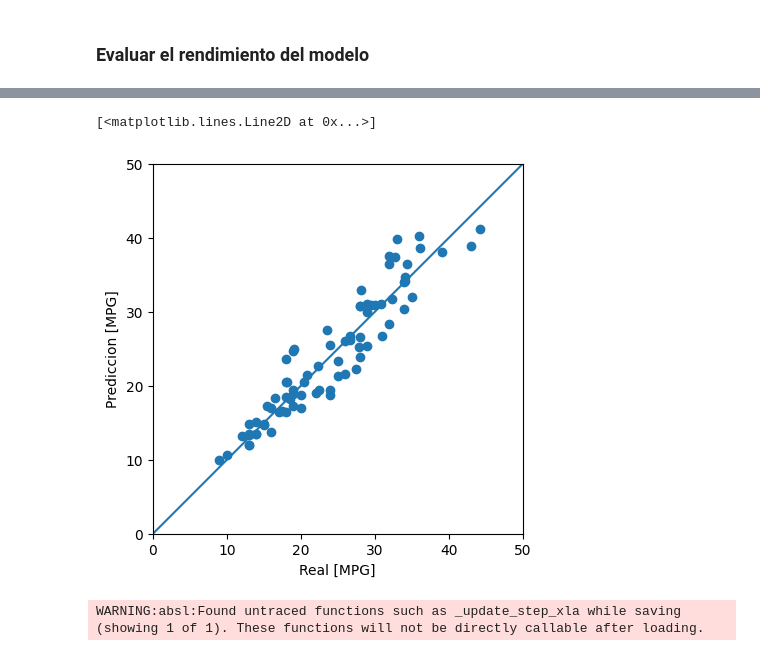
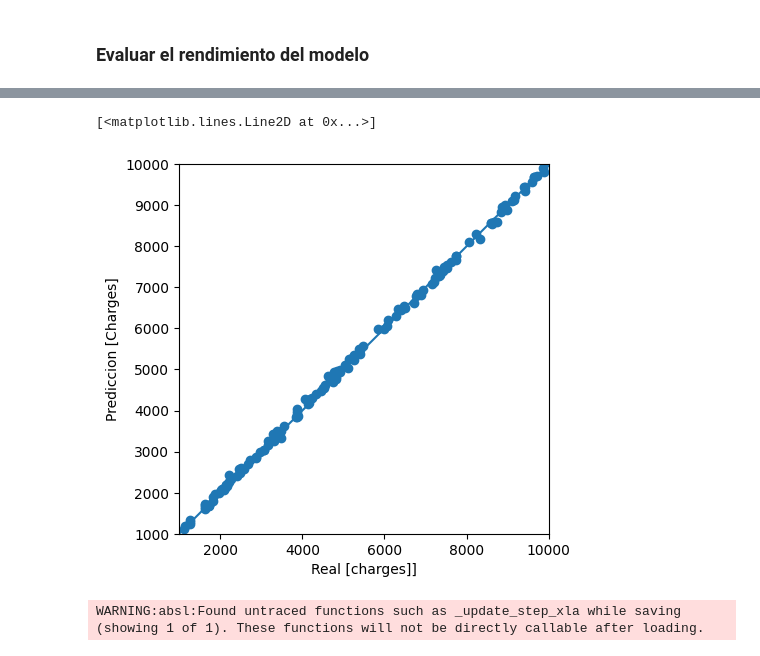
Before and after one commit to javierIA/CursoJJ, a Jupyter notebook: DNN/04 Regresioncategorical.ipynb, the cells around one changed output, grey strips where cells are left out. Drawn from its saved outputs; the diff is of its cells as text; code cells hidden in the pictures.

```diff
--- a/DNN/04 Regresioncategorical.ipynb
+++ b/DNN/04 Regresioncategorical.ipynb
@@ -27,17 +27,13 @@ tf.random.set_seed(1234)
 ### Datos de entrenamiento / prueba
 # %%
 
-x_train = pd.read_csv('data_train.csv')
-#seleciona la ultima columna MPG
-y_train = x_train.loc[:,'MPG']
+x_train = pd.read_csv('insurancePre.csv')
+x_test=x_train.sample(frac=0.2)
+y_train = x_train.loc[:,'charges']
 #seleciona la toda informacion sin la ultima columna MPG
-x_train=x_train.iloc[:,0:9]
+x_train=x_train.iloc[:,0:7]
 
-x_test = pd.read_csv('data_test.csv')
-y_test = x_test.loc[:,'MPG']
-x_test=x_test.iloc[:,0:9]
 
-print(x_train.shape)
-print(y_train.shape)
-print(x_test.shape)
-print(y_test.shape)
+
+y_test = x_test.loc[:,'charges']
+x_test=x_test.iloc[:,0:7]
@@ -80,6 +71,6 @@ history = nn.fit(
     y_train,
     validation_split=0.2,
     verbose=1,
-    epochs=100
+    epochs=300
 )
 # %% [output]
@@ -114,15 +122,15 @@ y_pred = nn.predict(x_test).flatten()
 # %%
 a = plt.axes(aspect='equal')
 plt.scatter(y_test, y_pred)
-plt.xlabel('Real [MPG]')
-plt.ylabel('Prediccion [MPG]')
-lims = [0, 50]
+plt.xlabel('Real [charges]]')
+plt.ylabel('Prediccion [Charges]')
+lims = [1000, 10000]
 plt.xlim(lims)
 plt.ylim(lims)
 plt.plot(lims, lims)
 # %% [output]
 [<matplotlib.lines.Line2D at 0x...>]
-[figure, old version]
+[figure, new version]
 # %%
 # Exportar el modelo
 nn.save('modelo_regresion')
```
Also changed, not shown: parts of 5 cells of this notebook, 3 other files.
